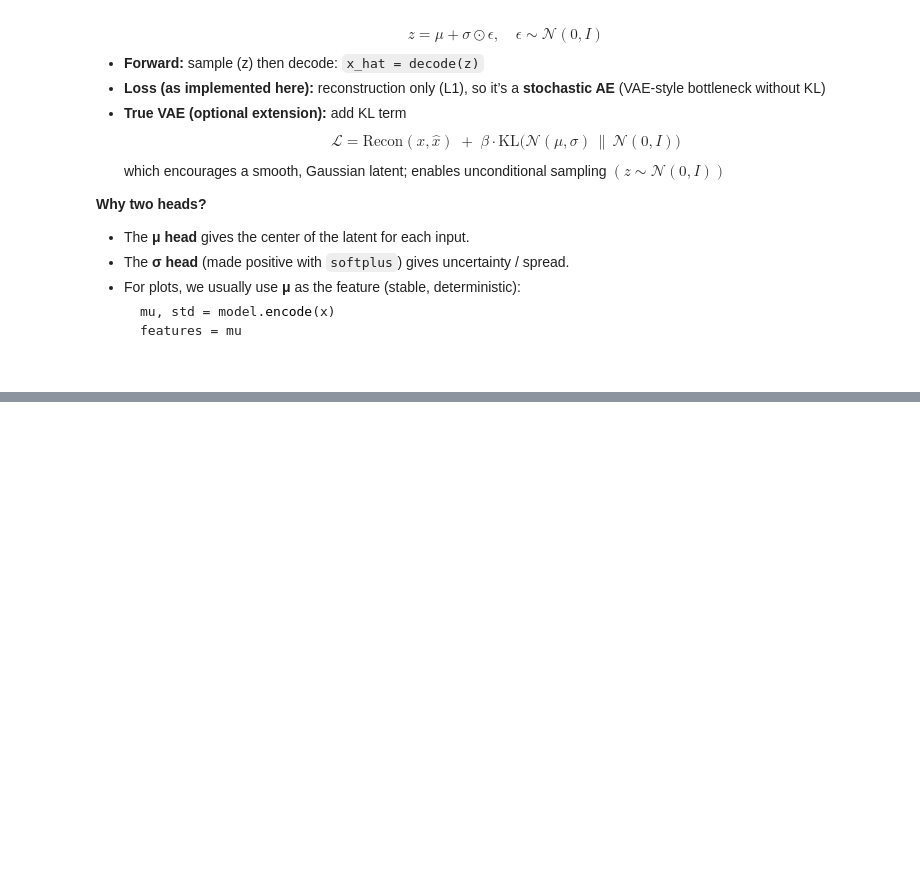
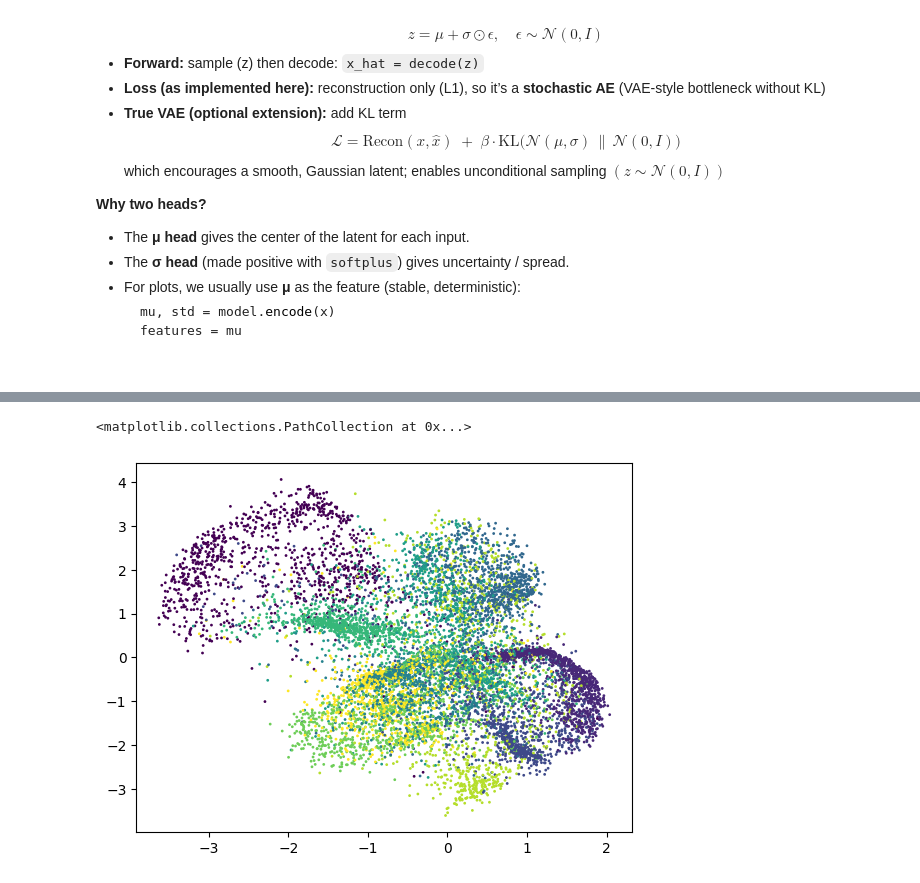
Before and after one commit to martinaspeciale/pytorch-deep-learning, a Jupyter notebook: university_exercises/live-ex2.ipynb, the cells around one changed output, grey strips where cells are left out. Saved outputs shown, nothing was run; the diff lists cells and outputs as text; code cells hidden in the pictures; blank space fills up the shorter version.

Commit message:
Kaggle Notebook | university_exercises/live_ex2 | feat: finish VAE-style AE notebook + latent plot

```diff
--- a/university_exercises/live-ex2.ipynb
+++ b/university_exercises/live-ex2.ipynb
@@ -244,0 +144,21 @@ class AutoEncoder(nn.Module):
+# %%
+from tqdm import tqdm
+import torch
+
+model = AutoEncoder(bottleneck_dim=2)
+optimizer = torch.optim.Adam(model.parameters(), lr=.001)
+dl = torch.utils.data.DataLoader(
+    train_mnist,
+    batch_size=32,
+    shuffle=True
+)
+loss_fn = torch.nn.L1Loss()
+
+for epoch in range(0, 3):
+    for x, y in tqdm(dl):
+        recon = model(x)
+        loss = loss_fn(x, recon)
+
+        optimizer.zero_grad()
+        loss.backward()
+        optimizer.step()
@@ -244,0 +182,12 @@ class AutoEncoder(nn.Module):
+# %%
+# DataLoader over the test set (no shuffle for evaluation)
+dl = torch.utils.data.DataLoader(test_mnist, batch_size=32)
+
+allfeatures = []
+allclasses = []
+
+# Encode every test batch; keep μ (ignore σ for plotting)
+for x, y in dl:
+    features, _ = model.encode(x)              # features == μ, shape [B, 2]
+    allfeatures.extend(features.detach().tolist())
+    allclasses.extend(y.tolist())
@@ -244,0 +204,11 @@ class AutoEncoder(nn.Module):
+# %%
+from matplotlib import pyplot as plt
+import torch
+
+allfeatures = torch.tensor(allfeatures)
+allclasses  = torch.tensor(allclasses)
+
+plt.scatter(allfeatures[:, 0], allfeatures[:, 1], c=allclasses, s=1)
+# %% [output]
+<matplotlib.collections.PathCollection at 0x...>
+[figure, added]
```
Also changed, not shown: parts of 7 cells of this notebook.
